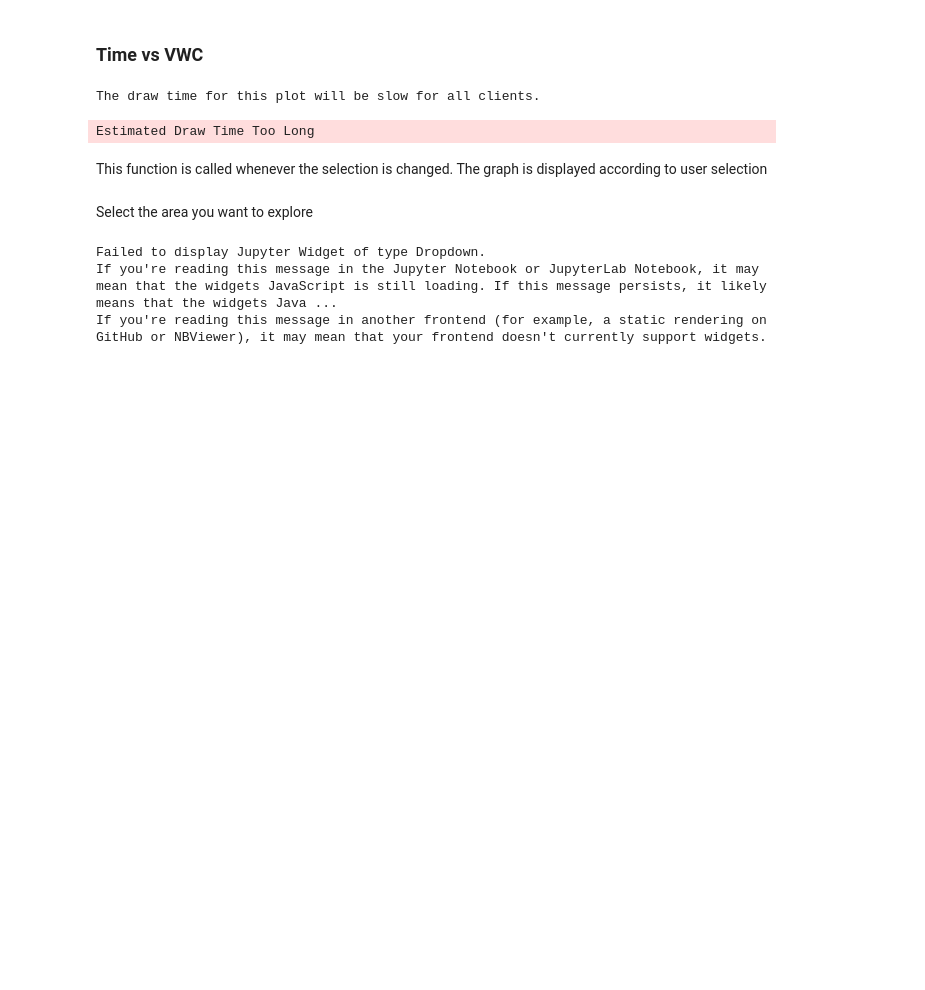
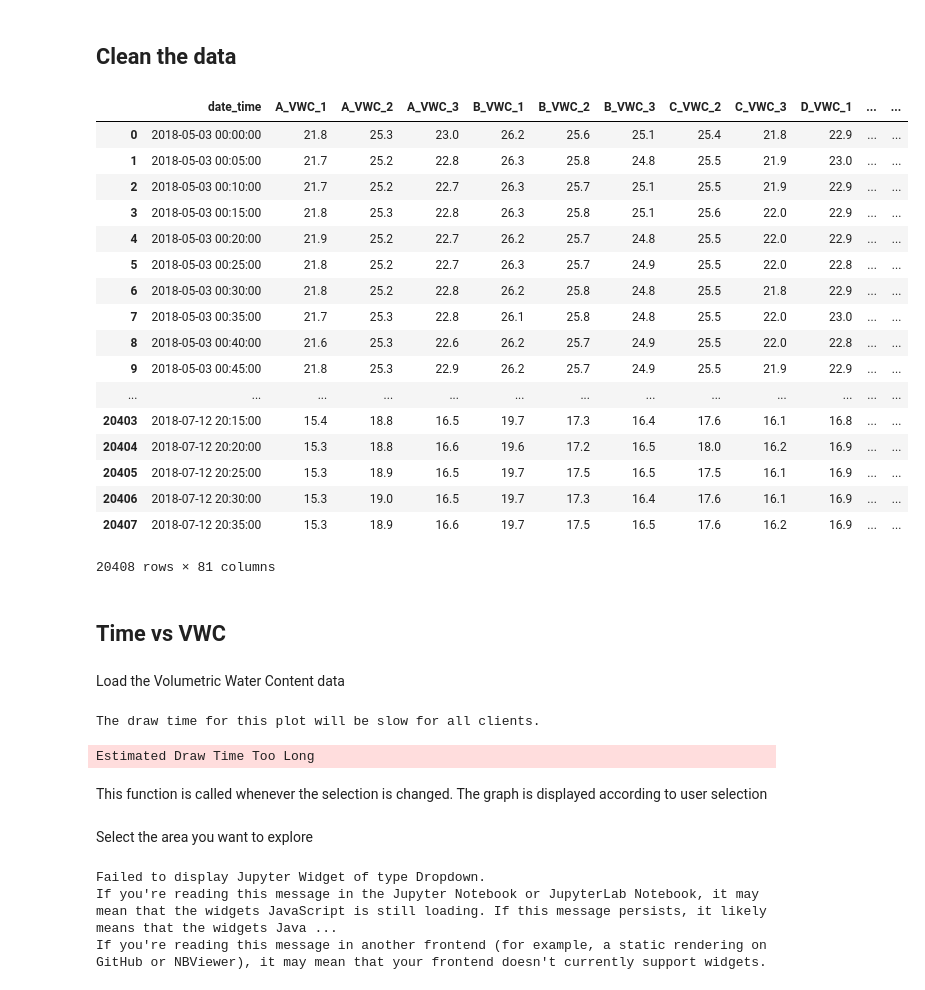
Before and after one commit to isaackramer/irrigation, a Jupyter notebook: Code/NeedleProject.ipynb, the cells around one changed output. Drawn from its saved outputs; the diff is of its cells as text; code cells hidden in the pictures; blank space fills up the shorter version.

```diff
--- a/Code/NeedleProject.ipynb
+++ b/Code/NeedleProject.ipynb
@@ -3,3 +150,38 @@
+# %% [markdown]
+## Clean the data
+# %%
+# Import csv file with proper datetime format
+df_no_nan = pd.read_csv("nan_reduced.txt", parse_dates={'date_time': [0]}, dayfirst = True)
+
+# Edit column header names to enable splitting later on
+df_no_nan.columns = (df_no_nan.columns.str.replace(' ', '_').str.replace('(', '')
+              .str.replace(')', '') .str.replace(',', '').str.replace('\'', '')
+              .str.replace('Interface', '').str.replace('Sensor_', ''))
+
+df_no_nan
+# %% [output]
+|  | date_time | A_VWC_1 | A_VWC_2 | A_VWC_3 | B_VWC_1 | B_VWC_2 | B_VWC_3 | C_VWC_2 | C_VWC_3 | D_VWC_1 | ... | ... |
+| 0 | 2018-05-03 00:00:00 | 21.8 | 25.3 | 23.0 | 26.2 | 25.6 | 25.1 | 25.4 | 21.8 | 22.9 | ... | ... |
+| 1 | 2018-05-03 00:05:00 | 21.7 | 25.2 | 22.8 | 26.3 | 25.8 | 24.8 | 25.5 | 21.9 | 23.0 | ... | ... |
+| 2 | 2018-05-03 00:10:00 | 21.7 | 25.2 | 22.7 | 26.3 | 25.7 | 25.1 | 25.5 | 21.9 | 22.9 | ... | ... |
+| 3 | 2018-05-03 00:15:00 | 21.8 | 25.3 | 22.8 | 26.3 | 25.8 | 25.1 | 25.6 | 22.0 | 22.9 | ... | ... |
+| 4 | 2018-05-03 00:20:00 | 21.9 | 25.2 | 22.7 | 26.2 | 25.7 | 24.8 | 25.5 | 22.0 | 22.9 | ... | ... |
+| 5 | 2018-05-03 00:25:00 | 21.8 | 25.2 | 22.7 | 26.3 | 25.7 | 24.9 | 25.5 | 22.0 | 22.8 | ... | ... |
+| 6 | 2018-05-03 00:30:00 | 21.8 | 25.2 | 22.8 | 26.2 | 25.8 | 24.8 | 25.5 | 21.8 | 22.9 | ... | ... |
+| 7 | 2018-05-03 00:35:00 | 21.7 | 25.3 | 22.8 | 26.1 | 25.8 | 24.8 | 25.5 | 22.0 | 23.0 | ... | ... |
+| 8 | 2018-05-03 00:40:00 | 21.6 | 25.3 | 22.6 | 26.2 | 25.7 | 24.9 | 25.5 | 22.0 | 22.8 | ... | ... |
+| 9 | 2018-05-03 00:45:00 | 21.8 | 25.3 | 22.9 | 26.2 | 25.7 | 24.9 | 25.5 | 21.9 | 22.9 | ... | ... |
+| ... | ... | ... | ... | ... | ... | ... | ... | ... | ... | ... | ... | ... |
+| 20403 | 2018-07-12 20:15:00 | 15.4 | 18.8 | 16.5 | 19.7 | 17.3 | 16.4 | 17.6 | 16.1 | 16.8 | ... | ... |
+| 20404 | 2018-07-12 20:20:00 | 15.3 | 18.8 | 16.6 | 19.6 | 17.2 | 16.5 | 18.0 | 16.2 | 16.9 | ... | ... |
+| 20405 | 2018-07-12 20:25:00 | 15.3 | 18.9 | 16.5 | 19.7 | 17.5 | 16.5 | 17.5 | 16.1 | 16.9 | ... | ... |
+| 20406 | 2018-07-12 20:30:00 | 15.3 | 19.0 | 16.5 | 19.7 | 17.3 | 16.4 | 17.6 | 16.1 | 16.9 | ... | ... |
+| 20407 | 2018-07-12 20:35:00 | 15.3 | 18.9 | 16.6 | 19.7 | 17.5 | 16.5 | 17.6 | 16.2 | 16.9 | ... | ... |
+20408 rows × 81 columns
+# %% [markdown]
+## Time vs VWC
+# %% [markdown]
+Load the Volumetric Water Content data
 # %%
 
 import pandas as pd
@@ -18,6 +200,4 @@ df.columns = (df.columns.str.replace(' ', '_').str.replace('(', '')
               .str.replace(')', '') .str.replace(',', '').str.replace('\'', '')
               .str.replace('Interface', '').str.replace('Sensor_', ''))
-# %% [markdown]
-### Time vs VWC
 # %%
 %matplotlib notebook
```
Also changed, not shown: parts of 22 cells of this notebook.
